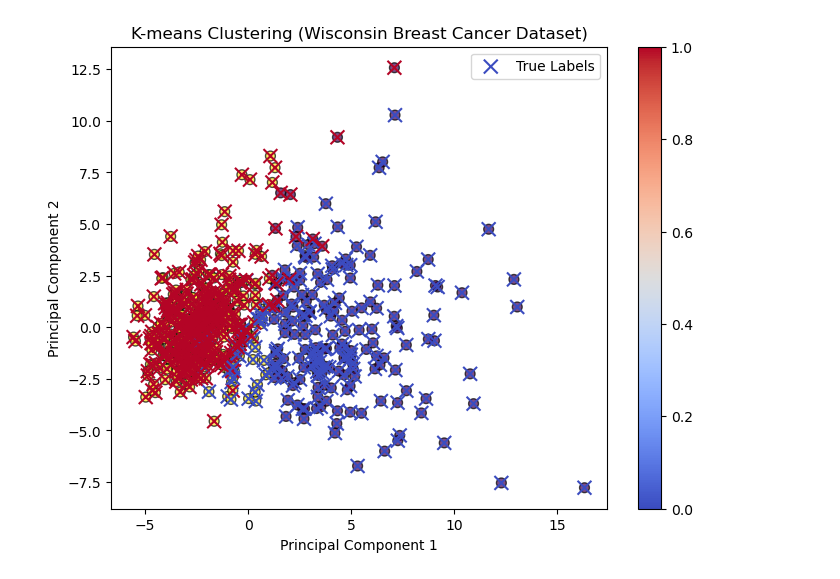
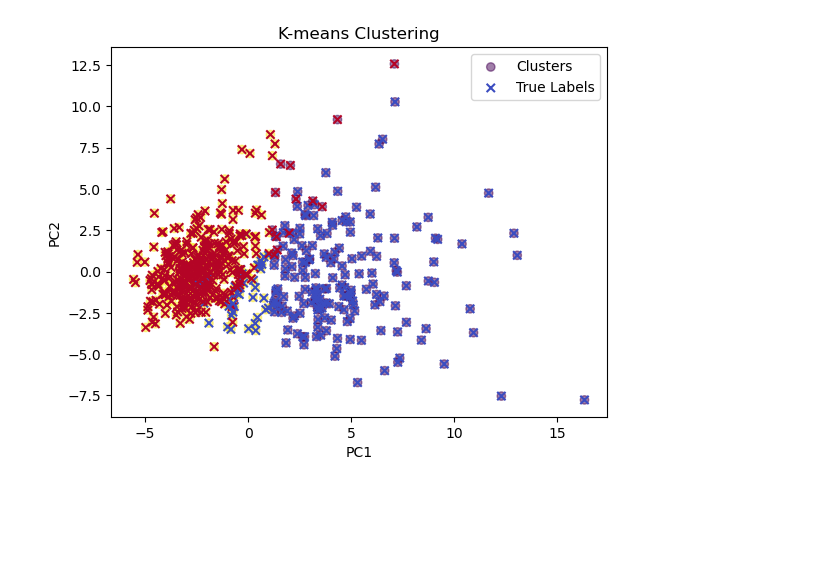
Before and after one commit to slimshadyafk/0xab, a Jupyter notebook: .raw/exp10.ipynb, the cells around one changed output. Saved outputs shown, nothing was run; the diff lists cells and outputs as text; code cells hidden in the pictures; blank space fills up the shorter version.

```diff
--- a/.raw/exp10.ipynb
+++ b/.raw/exp10.ipynb
@@ -1,78 +1,29 @@
 # %%
 import numpy as np
-import pandas as pd
 import matplotlib.pyplot as plt
 from sklearn.datasets import load_breast_cancer
 from sklearn.cluster import KMeans
-from sklearn.model_selection import train_test_split
 from sklearn.decomposition import PCA
 from sklearn.preprocessing import StandardScaler
 from sklearn.metrics import accuracy_score, classification_report, confusion_matrix
 
+# Load and standardize data
+X, y = load_breast_cancer(return_X_y=True)
+X = StandardScaler().fit_transform(X)
 
+# K-means clustering
+kmeans = KMeans(n_clusters=2, random_state=42).fit(X)
+labels = kmeans.labels_
 
-def load_data():
-    print("Loading Wisconsin Breast Cancer Dataset...")
-    data = load_breast_cancer()
-    X = data.data
-    y = data.target
-    return X, y, data.feature_names, data.target_names
+# Evaluation
+print(f"Accuracy: {accuracy_score(y, labels):.2f}")
+print(classification_report(y, labels, target_names=load_breast_cancer().target_names))
+print("Confusion Matrix:\n", confusion_matrix(y, labels))
 
-
-def kmeans_clustering(X, n_clusters=2):
-    print(f"Performing K-means clustering with {n_clusters} clusters...")
-    kmeans = KMeans(n_clusters=n_clusters, random_state=42)
-    kmeans.fit(X)
-    return kmeans
-
-
-def visualize_clustering(X, kmeans, y):
-
-    pca = PCA(n_components=2)
-    X_pca = pca.fit_transform(X)
-    plt.figure(figsize=(8, 6))
-    plt.scatter(X_pca[:, 0], X_pca[:, 1], c=kmeans.labels_, cmap='viridis', s=50, alpha=0.7, edgecolors='k')
-
-
-    plt.scatter(X_pca[:, 0], X_pca[:, 1], c=y, cmap='coolwarm', marker='x', s=100, label="True Labels")
-
-    plt.title("K-means Clustering (Wisconsin Breast Cancer Dataset)")
-    plt.xlabel("Principal Component 1")
-    plt.ylabel("Principal Component 2")
-    plt.legend()
-    plt.colorbar()
-    plt.show()
-
-
-def main():
-
-    X, y, feature_names, target_names = load_data()
-
-
-    scaler = StandardScaler()
-    X_scaled = scaler.fit_transform(X)
-
-
-
-    kmeans = kmeans_clustering(X_scaled)
-
-
-
-    print(f"Cluster Centers:\n{kmeans.cluster_centers_}")
-    print(f"Cluster Labels: {np.unique(kmeans.labels_)}")
-
-
-    accuracy = accuracy_score(y, kmeans.labels_)
-    print(f"\nClustering Accuracy: {accuracy:.2f}")
-
-
-    print("\nClassification Report:\n", classification_report(y, kmeans.labels_, target_names=target_names))
-    print("\nConfusion Matrix:\n", confusion_matrix(y, kmeans.labels_))
-
-
-    visualize_clustering(X_scaled, kmeans, y)
-
-
-if __name__ == "__main__":
-    main()
+# 2D visualization
+X_pca = PCA(2).fit_transform(X)
+plt.scatter(*X_pca.T, c=labels, cmap='viridis', alpha=0.5, label='Clusters')
+plt.scatter(*X_pca.T, c=y, cmap='coolwarm', marker='x', label='True Labels')
+plt.title("K-means Clustering"); plt.xlabel("PC1"); plt.ylabel("PC2")
+plt.legend(); plt.show()
 # %% [output]
@@ -92,5 +39,5 @@ Cluster Centers:
 
 Confusion Matrix:
  [[175  37]
  [ 13 344]]
-[figure, old version]
+[figure, new version]
```
Also changed, not shown: parts of 1 cell of this notebook, 4 other files.
